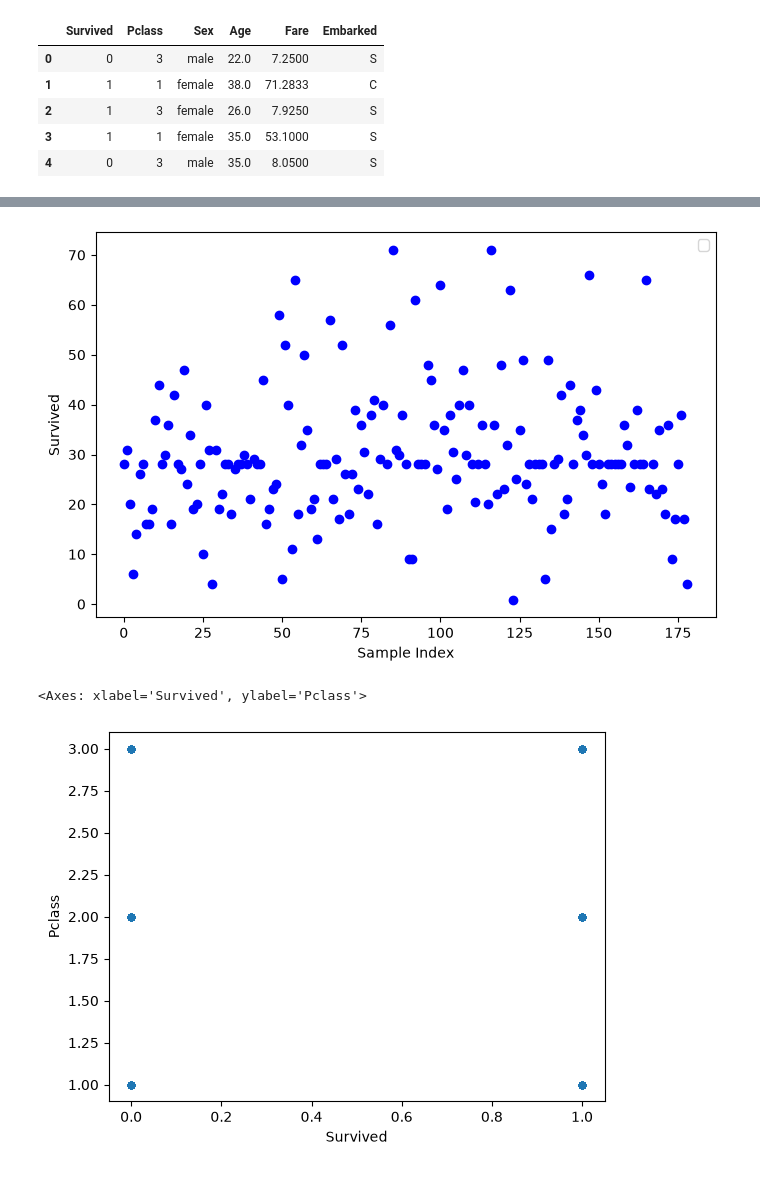
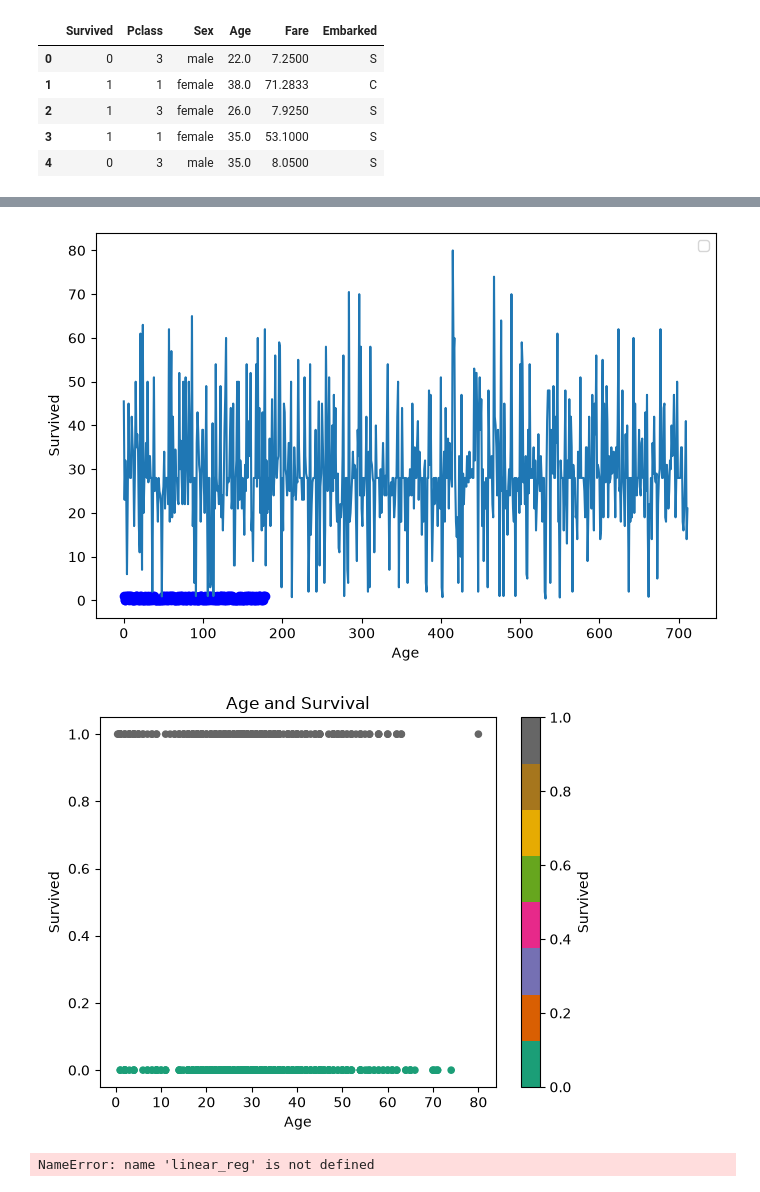
Before and after one commit to MeteoraXD/DSML-11, a Jupyter notebook: DailyDSML/Day41/ClassTask.ipynb, the cells around one changed output, grey strips where cells are left out. Drawn from its saved outputs; the diff is of its cells as text; code cells hidden in the pictures.

```diff
--- a/DailyDSML/Day41/ClassTask.ipynb
+++ b/DailyDSML/Day41/ClassTask.ipynb
@@ -54,8 +54,6 @@ df = pd.DataFrame(titanic_df)
 df["Age"] = df["Age"].fillna(df["Age"].median())
 # %%
 df["Sex"] = df["Sex"].map({"male": 0, "female": 1})
-# %%
-df["Embarked"] = df["Embarked"].fillna(df["Embarked"].mode()[0])
 # %%
 df.head()
 # %% [output]
@@ -68,2 +65,0 @@ df.head()
-# %%
-df = pd.get_dummies(df, columns=["Embarked"], drop_first=True)
@@ -110,14 +106,24 @@ r2_score(y_test, y_pred)
 # %%
 plt.figure(figsize=(8,5))
-plt.scatter(range(len(y_test)), y_test, color='blue', )
+plt.scatter(range(len(y_test)), y_test, color='blue' )
+plt.plot(X_train )
 plt.xlabel('Age')
 plt.ylabel('Survived')
 plt.legend()
 plt.show()
 # %% [output]
-[figure, old version]
+[figure, new version]
 # %%
-titanic_df.plot.scatter(x="Survived", y="Pclass", cmap="Dark2")
+df.plot.scatter(x='Age', y='Survived', c='Survived', cmap='Dark2')
+plt.title("Age and Survival")
+plt.xlabel("Age")
+plt.ylabel("Survived")
+plt.show()
 # %% [output]
-<Axes: xlabel='Survived', ylabel='Pclass'>
-[figure, old version]
+[figure, new version]
+# %%
+y_pred = linear_reg.predict(X_test)
+print("Accurracy scores:", accuracy_score(y_test, y_pred))
+print("classification report:\n", classification_report(y_test, y_pred))
+# %% [output]
+NameError: name 'linear_reg' is not defined
```
Also changed, not shown: parts of 7 cells of this notebook, 6 other files.
